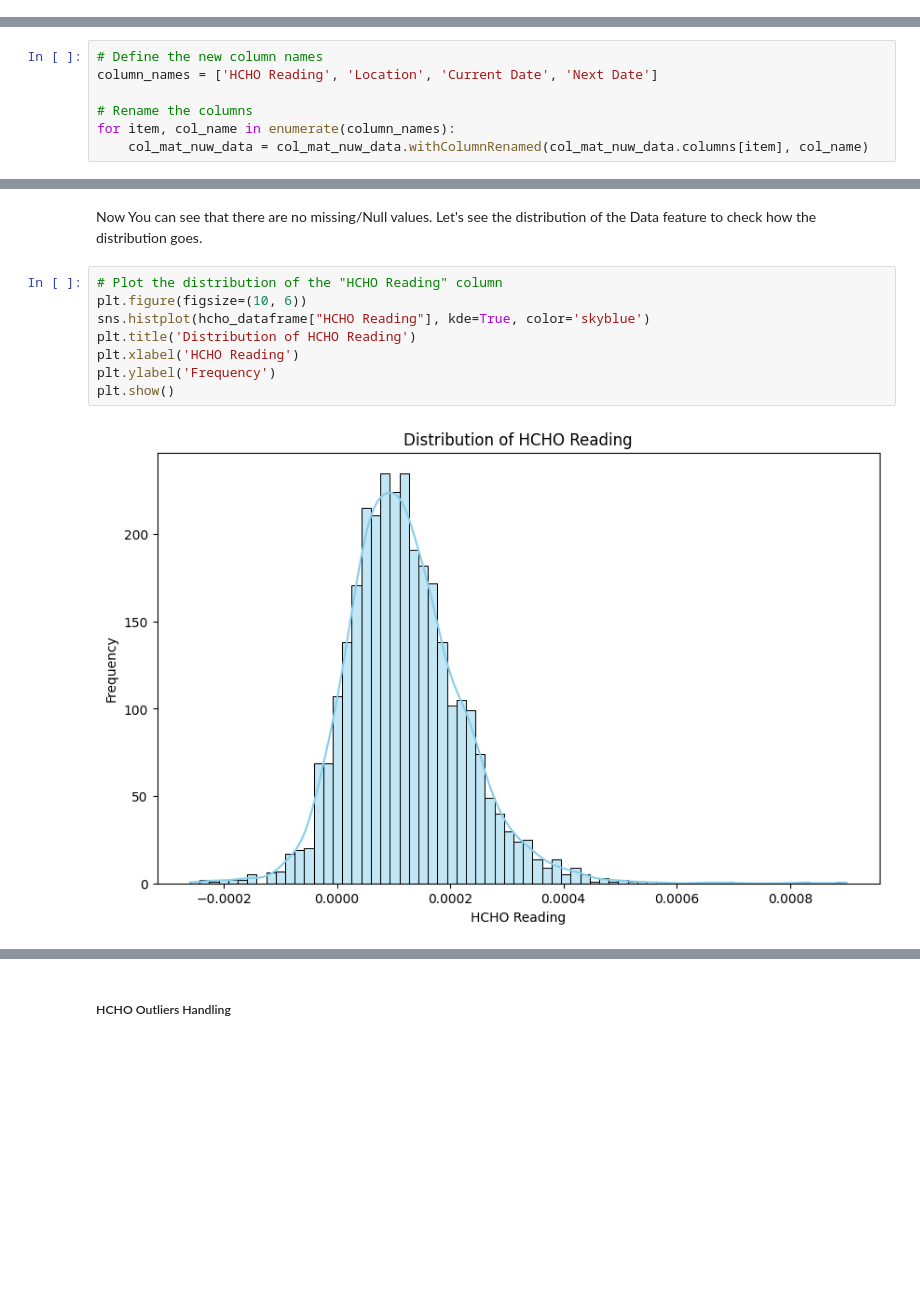
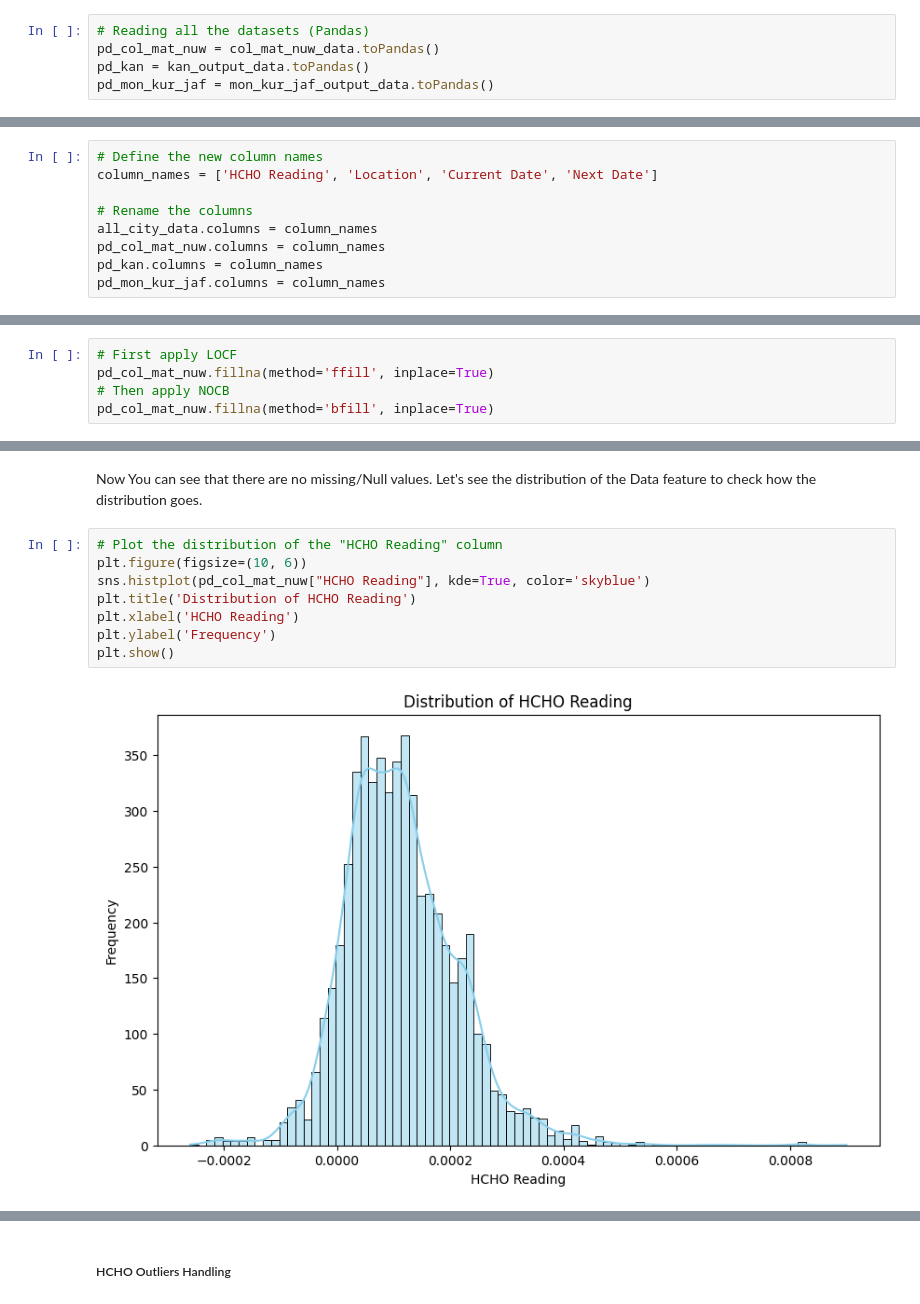
Before and after one commit to SandinMaheeshakya/HCHO-Prediction-Data-Engineering, a Jupyter notebook: Data Pre-Processing.ipynb, the cells around one changed output, grey strips where cells are left out. Drawn from its saved outputs; the diff is of its cells as text; blank space fills up the shorter version.

Commit message:
necessary changes on pre-processing in each city

```diff
--- a/Data Pre-Processing.ipynb
+++ b/Data Pre-Processing.ipynb
@@ -22,0 +29,5 @@ col_mat_nuw_data = spark.read.csv("Datasets/col_mat_nuw_output.csv", header=None
+# %%
+# Reading all the datasets (Pandas)
+pd_col_mat_nuw = col_mat_nuw_data.toPandas()
+pd_kan = kan_output_data.toPandas()
+pd_mon_kur_jaf = mon_kur_jaf_output_data.toPandas()
@@ -59,5 +90,7 @@ only showing top 20 rows
 column_names = ['HCHO Reading', 'Location', 'Current Date', 'Next Date']
 
 # Rename the columns
-for item, col_name in enumerate(column_names):
-    col_mat_nuw_data = col_mat_nuw_data.withColumnRenamed(col_mat_nuw_data.columns[item], col_name)
+all_city_data.columns = column_names
+pd_col_mat_nuw.columns = column_names
+pd_kan.columns = column_names
+pd_mon_kur_jaf.columns = column_names
@@ -149,0 +149,5 @@ col_mat_nuw_data.select(*[pyspark_functions.sum(pyspark_functions.col(c).isNull(
+# %%
+# First apply LOCF
+pd_col_mat_nuw.fillna(method='ffill', inplace=True)
+# Then apply NOCB
+pd_col_mat_nuw.fillna(method='bfill', inplace=True)
@@ -152,10 +165,10 @@ Now You can see that there are no missing/Null values. Let's see the distributio
 # %%
 # Plot the distribution of the "HCHO Reading" column
 plt.figure(figsize=(10, 6))
-sns.histplot(hcho_dataframe["HCHO Reading"], kde=True, color='skyblue')
+sns.histplot(pd_col_mat_nuw["HCHO Reading"], kde=True, color='skyblue')
 plt.title('Distribution of HCHO Reading')
 plt.xlabel('HCHO Reading')
 plt.ylabel('Frequency')
 plt.show()
 # %% [output]
-[figure, old version]
+[figure, new version]
```
Also changed, not shown: parts of 33 cells of this notebook.
